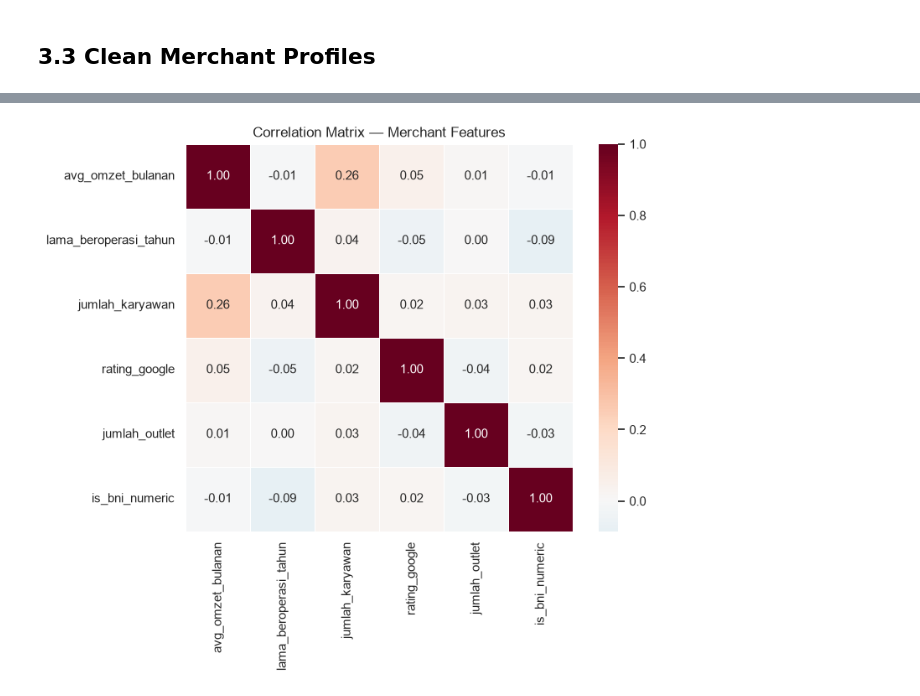
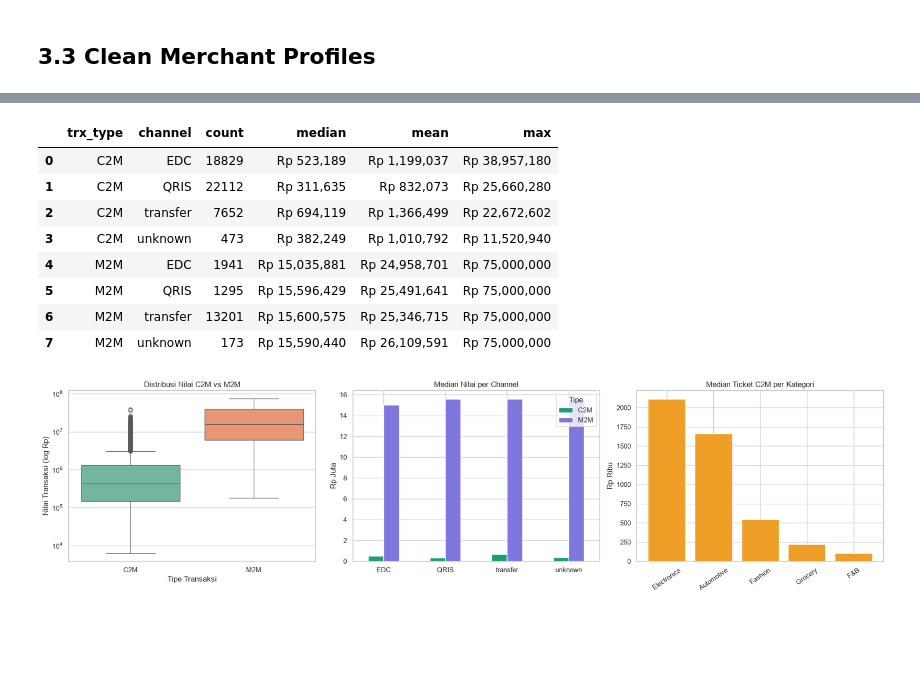
Before and after one commit to bagaskoroah/merchant-analytics-trial, a Jupyter notebook: notebooks/01_eda_cleaning.ipynb, the cells around one changed output, grey strips where cells are left out. Drawn from its saved outputs; the diff is of its cells as text; code cells hidden in the pictures; blank space fills up the shorter version.

```diff
--- a/notebooks/01_eda_cleaning.ipynb
+++ b/notebooks/01_eda_cleaning.ipynb
@@ -485,8 +585,16 @@ before = len(trx_clean)
 trx_clean = trx_clean[trx_clean['amount'] > 0]
 print(f"Delete refund and test amount (amount<=0): {before} → {len(trx_clean)} (delete {before - len(trx_clean)})")
 
-# fill NULL channel with 'unknown'
+# fill NULL channel/payment type and validate the payment taxonomy used by MDR
 trx_clean['channel'] = trx_clean['channel'].fillna('unknown')
+trx_clean['payment_type'] = trx_clean['payment_type'].fillna('unknown')
+valid_payment_types = {
+    'QRIS', 'debit', 'credit_card',
+    'bank_transfer', 'unknown'
+}
+unexpected_payment_types = set(trx_clean['payment_type']) - valid_payment_types
+if unexpected_payment_types:
+    raise ValueError(f'Unexpected payment_type: {sorted(unexpected_payment_types)}')
 
 # parse timestamp
 trx_clean['timestamp_dt'] = pd.to_datetime(trx_clean['timestamp'])
@@ -719,21 +947,63 @@ plt.show()
 # %%
-# merge merchants_clean and profile_clean
-merchants_enriched = merchants_clean.merge(profile_clean, on='merchant_id', how='left')
+amount_by_type_channel = (
+    trx_clean.groupby(['trx_type', 'channel'])['amount']
+    .agg(['count', 'median', 'mean', 'max'])
+    .reset_index()
+)
+display(amount_by_type_channel.style.format({
+    'median': 'Rp {:,.0f}',
+    'mean': 'Rp {:,.0f}',
+    'max': 'Rp {:,.0f}',
+}))
 
-# encode is_nasabah_bni to numeric for corrleation analysis
-merchants_enriched['is_bni_numeric'] = (merchants_enriched['is_nasabah_bni'] == 'Ya').astype(int)
+# Merchant category is added only to describe C2M ticket size; no graph is built here.
+trx_c2m_desc = trx_clean[trx_clean['trx_type'].eq('C2M')].merge(
+    merchants_clean[['merchant_id', 'kategori', 'skala_usaha']],
+    left_on='target_id', right_on='merchant_id', how='inner', validate='many_to_one'
+)
 
-# Correlation matrix — fitur numerik
-numeric_cols = ['avg_omzet_bulanan', 'lama_beroperasi_tahun', 'jumlah_karyawan',
-                'rating_google', 'jumlah_outlet', 'is_bni_numeric']
-corr_matrix = merchants_enriched[numeric_cols].corr()
+fig, axes = plt.subplots(1, 3, figsize=(19, 5))
 
-fig, ax = plt.subplots(figsize=(8, 6))
-sns.heatmap(corr_matrix, annot=True, cmap='RdBu_r', center=0, fmt='.2f',
-            square=True, ax=ax, linewidths=0.5)
-ax.set_title('Correlation Matrix — Merchant Features')
-plt.savefig(f'{PROJECT_ROOT}/plots/04_correlation_matrix.png', dpi=150, bbox_inches='tight')
+# Plot 1: amount distribution by transaction type.
+sns.boxplot(data=trx_clean, x='trx_type', y='amount', ax=axes[0], palette='Set2')
+axes[0].set_yscale('log')
+axes[0].set_title('Distribusi Nilai C2M vs M2M')
+axes[0].set_xlabel('Tipe Transaksi')
+axes[0].set_ylabel('Nilai Transaksi (log Rp)')
+
+# Plot 2: median amount by channel and transaction type.
+median_channel = trx_clean.pivot_table(
+    index='channel', columns='trx_type', values='amount', aggfunc='median'
+) / 1e6
+median_channel.plot(kind='bar', ax=axes[1], color=['#1D9E75', '#7F77DD'])
+axes[1].set_title('Median Nilai per Channel')
+axes[1].set_xlabel('')
+axes[1].set_ylabel('Rp Juta')
+axes[1].legend(title='Tipe')
+axes[1].tick_params(axis='x', rotation=0)
+
+# Plot 3: C2M median ticket by merchant category.
+c2m_ticket_category = (
+    trx_c2m_desc.groupby('kategori')['amount'].median().sort_values(ascending=False) / 1e3
+)
+axes[2].bar(c2m_ticket_category.index, c2m_ticket_category.values, color='#EF9F27')
+axes[2].set_title('Median Ticket C2M per Kategori')
+axes[2].set_xlabel('')
+axes[2].set_ylabel('Rp Ribu')
+axes[2].tick_params(axis='x', rotation=35)
+
+plt.tight_layout()
+plt.savefig(f'{PROJECT_ROOT}/plots/04_transaction_amount.png', dpi=150, bbox_inches='tight')
 plt.show()
 # %% [output]
+|  | trx_type | channel | count | median | mean | max |
+| 0 | C2M | EDC | 18829 | Rp 523,189 | Rp 1,199,037 | Rp 38,957,180 |
+| 1 | C2M | QRIS | 22112 | Rp 311,635 | Rp 832,073 | Rp 25,660,280 |
+| 2 | C2M | transfer | 7652 | Rp 694,119 | Rp 1,366,499 | Rp 22,672,602 |
+| 3 | C2M | unknown | 473 | Rp 382,249 | Rp 1,010,792 | Rp 11,520,940 |
+| 4 | M2M | EDC | 1941 | Rp 15,035,881 | Rp 24,958,701 | Rp 75,000,000 |
+| 5 | M2M | QRIS | 1295 | Rp 15,596,429 | Rp 25,491,641 | Rp 75,000,000 |
+| 6 | M2M | transfer | 13201 | Rp 15,600,575 | Rp 25,346,715 | Rp 75,000,000 |
+| 7 | M2M | unknown | 173 | Rp 15,590,440 | Rp 26,109,591 | Rp 75,000,000 |
-[figure, old version]
+[figure, new version]
 # %% [markdown]
```
Also changed, not shown: parts of 48 cells of this notebook, 38 other files.
